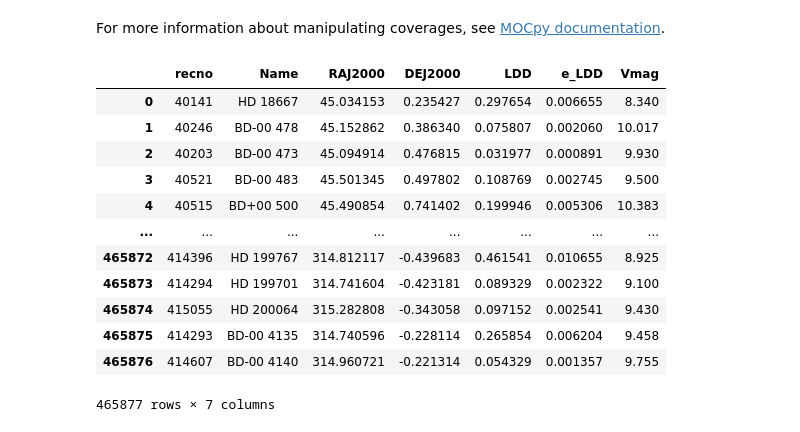
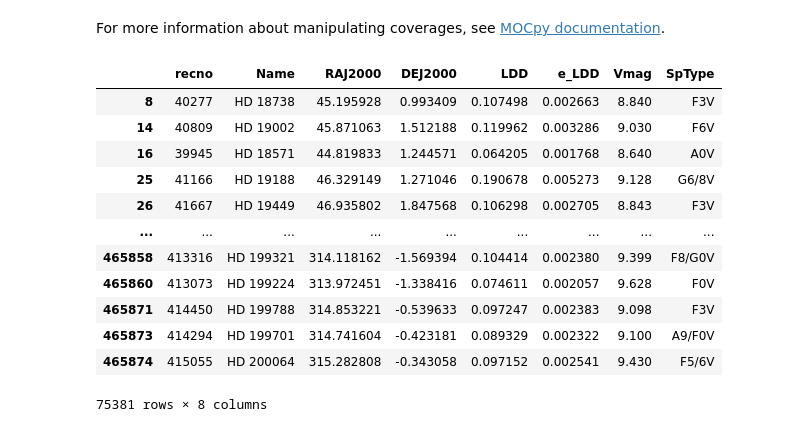
Before and after one commit to max-widmaier/Stellar-Nuclear-Research, a Jupyter notebook: vizier_ii346.ipynb, the cells around one changed output. Drawn from its saved outputs; the diff is of its cells as text; code cells hidden in the pictures.

Commit message:
Used main-sequence stars only

```diff
--- a/vizier_ii346.ipynb
+++ b/vizier_ii346.ipynb
@@ -118,7 +118,7 @@ table_name = 'II/346/jsdc_v2'
 # execute a synchronous ADQL query
 tap_service = voresource.get_service("tap")
 tap_records = voresource.get_service("tap").run_sync(
-    f'select recno, Name, RAJ2000, DEJ2000, LDD, e_LDD, Vmag from "{table_name}"',
+    f'select recno, Name, RAJ2000, DEJ2000, LDD, e_LDD, Vmag, SpType from "{table_name}"',
 )
 tap_records
 # %% [output]
@@ -207,22 +207,30 @@ For more information about manipulating coverages, see [MOCpy documentation](htt
 # %%
 # Remove any records with null RAJ2000 or DEJ2000 fields, and any records with a null ID1 field
 tap_records_df = tap_records.to_table().to_pandas()
 tap_records_df = tap_records_df.dropna(subset=["RAJ2000", "DEJ2000", "Name"])
+
+# Filter out non main-sequence stars
+tap_records_df = tap_records_df[tap_records_df["SpType"].str.contains("V")]
+
+# Remove Sub-giants and sub-dwarfs
+tap_records_df = tap_records_df[~tap_records_df["SpType"].str.contains("IV")]
+tap_records_df = tap_records_df[~tap_records_df["SpType"].str.contains("VI")]
+
 tap_records_df
 # %% [output]
-|  | recno | Name | RAJ2000 | DEJ2000 | LDD | e_LDD | Vmag |
-| 0 | 40141 | HD 18667 | 45.034153 | 0.235427 | 0.297654 | 0.006655 | 8.340 |
-| 1 | 40246 | BD-00 478 | 45.152862 | 0.386340 | 0.075807 | 0.002060 | 10.017 |
-| 2 | 40203 | BD-00 473 | 45.094914 | 0.476815 | 0.031977 | 0.000891 | 9.930 |
-| 3 | 40521 | BD-00 483 | 45.501345 | 0.497802 | 0.108769 | 0.002745 | 9.500 |
-| 4 | 40515 | BD+00 500 | 45.490854 | 0.741402 | 0.199946 | 0.005306 | 10.383 |
-| ... | ... | ... | ... | ... | ... | ... | ... |
-| 465872 | 414396 | HD 199767 | 314.812117 | -0.439683 | 0.461541 | 0.010655 | 8.925 |
-| 465873 | 414294 | HD 199701 | 314.741604 | -0.423181 | 0.089329 | 0.002322 | 9.100 |
-| 465874 | 415055 | HD 200064 | 315.282808 | -0.343058 | 0.097152 | 0.002541 | 9.430 |
-| 465875 | 414293 | BD-00 4135 | 314.740596 | -0.228114 | 0.265854 | 0.006204 | 9.458 |
-| 465876 | 414607 | BD-00 4140 | 314.960721 | -0.221314 | 0.054329 | 0.001357 | 9.755 |
+|  | recno | Name | RAJ2000 | DEJ2000 | LDD | e_LDD | Vmag | SpType |
+| 8 | 40277 | HD 18738 | 45.195928 | 0.993409 | 0.107498 | 0.002663 | 8.840 | F3V |
+| 14 | 40809 | HD 19002 | 45.871063 | 1.512188 | 0.119962 | 0.003286 | 9.030 | F6V |
+| 16 | 39945 | HD 18571 | 44.819833 | 1.244571 | 0.064205 | 0.001768 | 8.640 | A0V |
+| 25 | 41166 | HD 19188 | 46.329149 | 1.271046 | 0.190678 | 0.005273 | 9.128 | G6/8V |
+| 26 | 41667 | HD 19449 | 46.935802 | 1.847568 | 0.106298 | 0.002705 | 8.843 | F3V |
+| ... | ... | ... | ... | ... | ... | ... | ... | ... |
+| 465858 | 413316 | HD 199321 | 314.118162 | -1.569394 | 0.104414 | 0.002380 | 9.399 | F8/G0V |
+| 465860 | 413073 | HD 199224 | 313.972451 | -1.338416 | 0.074611 | 0.002057 | 9.628 | F0V |
+| 465871 | 414450 | HD 199788 | 314.853221 | -0.539633 | 0.097247 | 0.002383 | 9.098 | F3V |
+| 465873 | 414294 | HD 199701 | 314.741604 | -0.423181 | 0.089329 | 0.002322 | 9.100 | A9/F0V |
+| 465874 | 415055 | HD 200064 | 315.282808 | -0.343058 | 0.097152 | 0.002541 | 9.430 | F5/6V |
-465877 rows × 7 columns
+75381 rows × 8 columns
 # %%
 processed_vot_table = Table.from_pandas(tap_records_df)
 # %%
```
Also changed, not shown: parts of 1 cell of this notebook, 2 other files.
